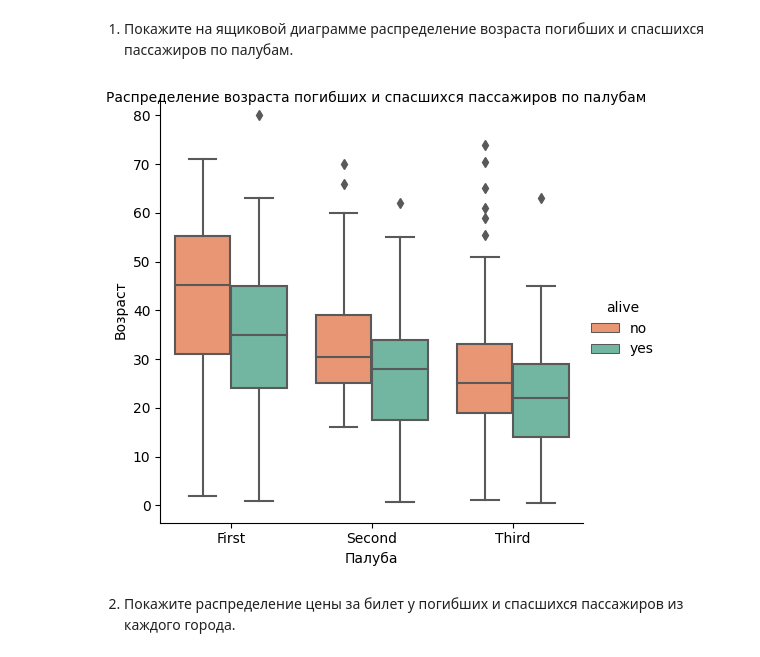
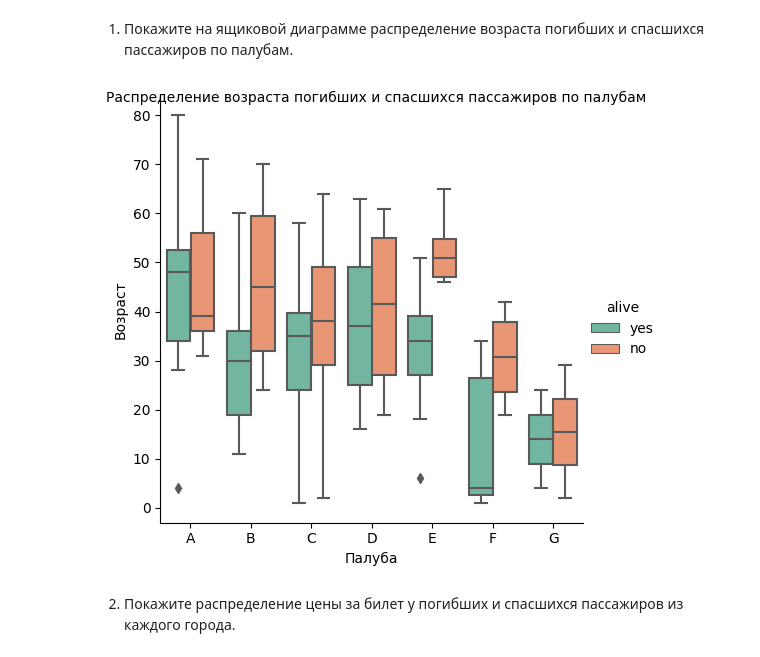
Before and after one commit to KristinaMilberg/cs102, a Jupyter notebook: Защита_ЛР3_2.ipynb, the cells around one changed output. Saved outputs shown, nothing was run; the diff lists cells and outputs as text; code cells hidden in the pictures.

```diff
--- a/Защита_ЛР3_2.ipynb
+++ b/Защита_ЛР3_2.ipynb
@@ -84,18 +84,18 @@ else:
 1. Покажите на ящиковой диаграмме распределение возраста погибших и спасшихся пассажиров по палубам.
 # %%
 # отбираем только тех пассажиров, которые путешествовали на корабле
-data = data.dropna(subset=['embarked', 'class'])
+data = data.dropna(subset=['embarked', 'deck'])
 # создаем ящиковые диаграммы для распределения возраста по палубам
 palette = {'yes': '#66c2a5', 'no': '#fc8d62'}
-g = sns.catplot(x='class', y='age', hue='alive', kind='box', data=data, palette=palette)
+g = sns.catplot(x='deck', y='age', hue='alive', kind='box', data=data, palette=palette)
 # настраиваем заголовок и метки осей
 g.fig.suptitle('Распределение возраста погибших и спасшихся пассажиров по палубам', fontsize=10)
 g.set_xlabels('Палуба')
 g.set_ylabels('Возраст')
 # показываем график
 plt.show()
 # %% [output]
-[figure, old version]
+[figure, new version]
 # %% [markdown]
 2. Покажите распределение цены за билет у погибших и спасшихся пассажиров из каждого города.
 # %%
```
Also changed, not shown: parts of 1 cell of this notebook.
